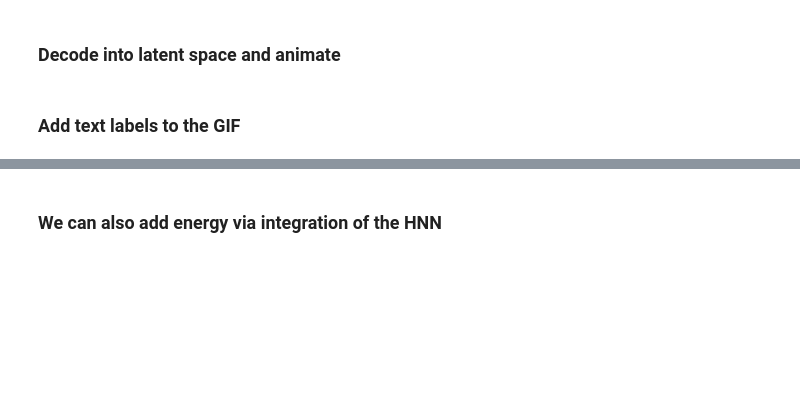
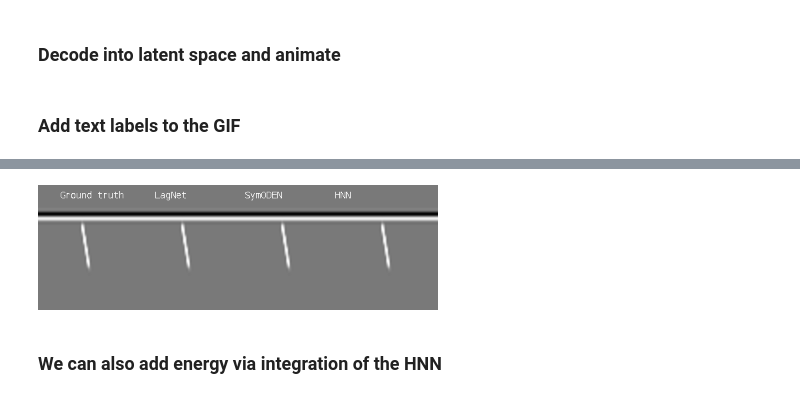
Before and after one commit to cabjudo/hamiltonian-nn, a Jupyter notebook: analyze-cart.ipynb, the cells around one changed output, grey strips where cells are left out. Drawn from its saved outputs; the diff is of its cells as text; code cells hidden in the pictures; blank space fills up the shorter version.

```diff
--- a/analyze-cart.ipynb
+++ b/analyze-cart.ipynb
@@ -516,9 +549,9 @@ hnn_pixel_traj = hnn_model.decode(hnn_zs).detach().numpy()
 sym_pixel_traj = sym_model.decode(sym_zs).detach().numpy()
 lag_pixel_traj = lag_model.decode(lag_zs).detach().numpy()
 
-_hnn_pixel_traj = hnn_pixel_traj[:,:side**2].reshape(-1, side, side)
-_sym_pixel_traj = sym_pixel_traj[:,:side**2].reshape(-1, side, side)
-_lag_pixel_traj = lag_pixel_traj[:,:side**2].reshape(-1, side, side)
+_hnn_pixel_traj = hnn_pixel_traj[:,:25*60].reshape(-1, 25, 60)
+_sym_pixel_traj = sym_pixel_traj[:,:25*60].reshape(-1, 25, 60)
+_lag_pixel_traj = lag_pixel_traj[:,:25*60].reshape(-1, 25, 60)
 
 # set initial values
 x0 = real_pixel_traj[0:1]
@@ -554,8 +587,8 @@ for frame in ImageSequence.Iterator(im):
     font = ImageFont.truetype("/usr/share/fonts/truetype/ttf-bitstream-vera/VeraMono.ttf", 14)
     d.text((33,7), "Ground truth", font=font)
     d.text((175,7), "LagNet", font=font)
-    d.text((445,7), "SymODEN", font=font)
-    d.text((310,7), "HNN", font=font)
+    d.text((445,7), "HNN", font=font)
+    d.text((310,7), "SymODEN", font=font)
     del d
 
     # Saving the image without 'save_all' will turn it into a single frame image, and we can then re-open it
@@ -571,3 +604,4 @@ name = "{}/{}-compare-labeled.gif".format(args.fig_dir, args.name)
 frames[0].save(name, save_all=True, append_images=frames[1:])
 
 display.Image(filename=name, width=400)
+# %% [output]
@@ -574,3 +628,4 @@ display.Image(filename=name, width=400)
+[figure, added]
 # %% [markdown]
 ### We can also add energy via integration of the HNN
 # %%
```
Also changed, not shown: parts of 11 cells of this notebook, 33 other files.
